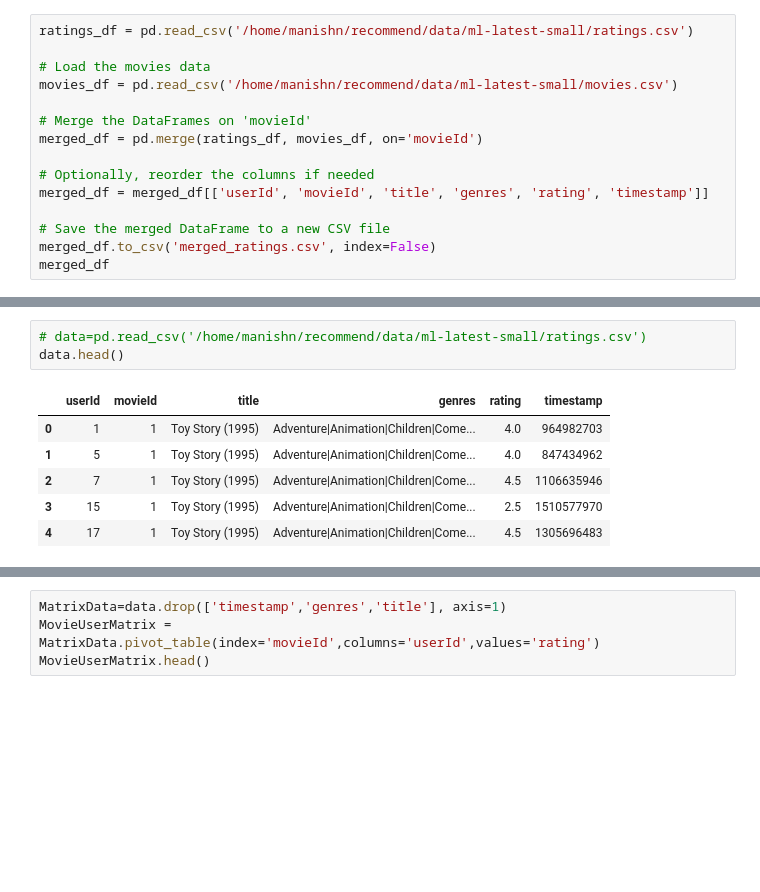
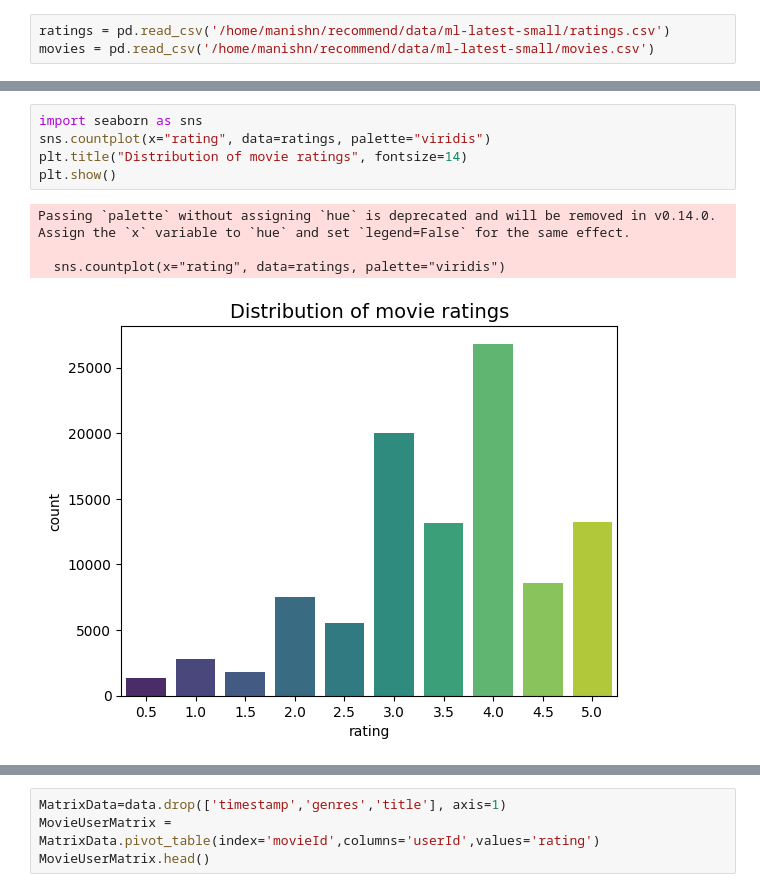
Before and after one commit to Manish-Nath/Recommender_System-Using-Latent-features, a Jupyter notebook: netflix_data.ipynb, the cells around one changed output, grey strips where cells are left out. Saved outputs shown, nothing was run; the diff lists cells and outputs as text; blank space fills up the shorter version.

```diff
--- a/netflix_data.ipynb
+++ b/netflix_data.ipynb
@@ -9,15 +10,3 @@ import os
 # %%
-ratings_df = pd.read_csv('/home/manishn/recommend/data/ml-latest-small/ratings.csv')
-
-# Load the movies data
-movies_df = pd.read_csv('/home/manishn/recommend/data/ml-latest-small/movies.csv')
-
-# Merge the DataFrames on 'movieId'
-merged_df = pd.merge(ratings_df, movies_df, on='movieId')
-
-# Optionally, reorder the columns if needed
-merged_df = merged_df[['userId', 'movieId', 'title', 'genres', 'rating', 'timestamp']]
-
-# Save the merged DataFrame to a new CSV file
-merged_df.to_csv('merged_ratings.csv', index=False)
-merged_df
+ratings = pd.read_csv('/home/manishn/recommend/data/ml-latest-small/ratings.csv')
+movies = pd.read_csv('/home/manishn/recommend/data/ml-latest-small/movies.csv')
@@ -41,10 +51,10 @@ data=merged_df
-# %%
-# data=pd.read_csv('/home/manishn/recommend/data/ml-latest-small/ratings.csv')
-data.head()
-# %% [output]
-|  | userId | movieId | title | genres | rating | timestamp |
-| 0 | 1 | 1 | Toy Story (1995) | Adventure|Animation|Children|Come... | 4.0 | 964982703 |
-| 1 | 5 | 1 | Toy Story (1995) | Adventure|Animation|Children|Come... | 4.0 | 847434962 |
-| 2 | 7 | 1 | Toy Story (1995) | Adventure|Animation|Children|Come... | 4.5 | 1106635946 |
-| 3 | 15 | 1 | Toy Story (1995) | Adventure|Animation|Children|Come... | 2.5 | 1510577970 |
-| 4 | 17 | 1 | Toy Story (1995) | Adventure|Animation|Children|Come... | 4.5 | 1305696483 |
+# %%
+import seaborn as sns
+sns.countplot(x="rating", data=ratings, palette="viridis")
+plt.title("Distribution of movie ratings", fontsize=14)
+plt.show()
+# %% [output]
+Passing `palette` without assigning `hue` is deprecated and will be removed in v0.14.0. Assign the `x` variable to `hue` and set `legend=False` for the same effect.
+
+  sns.countplot(x="rating", data=ratings, palette="viridis")
+[figure, added]
```
Also changed, not shown: parts of 49 cells of this notebook, 7 other files.
